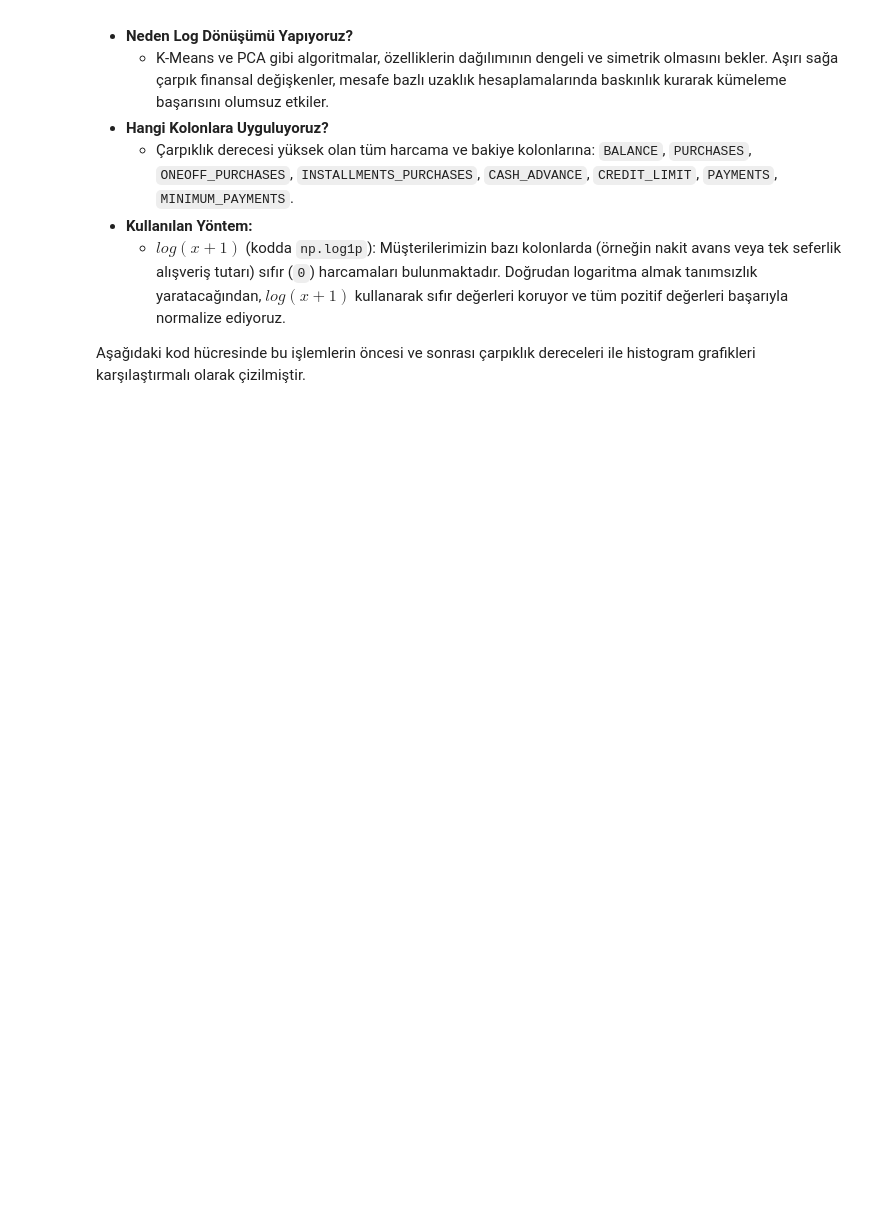
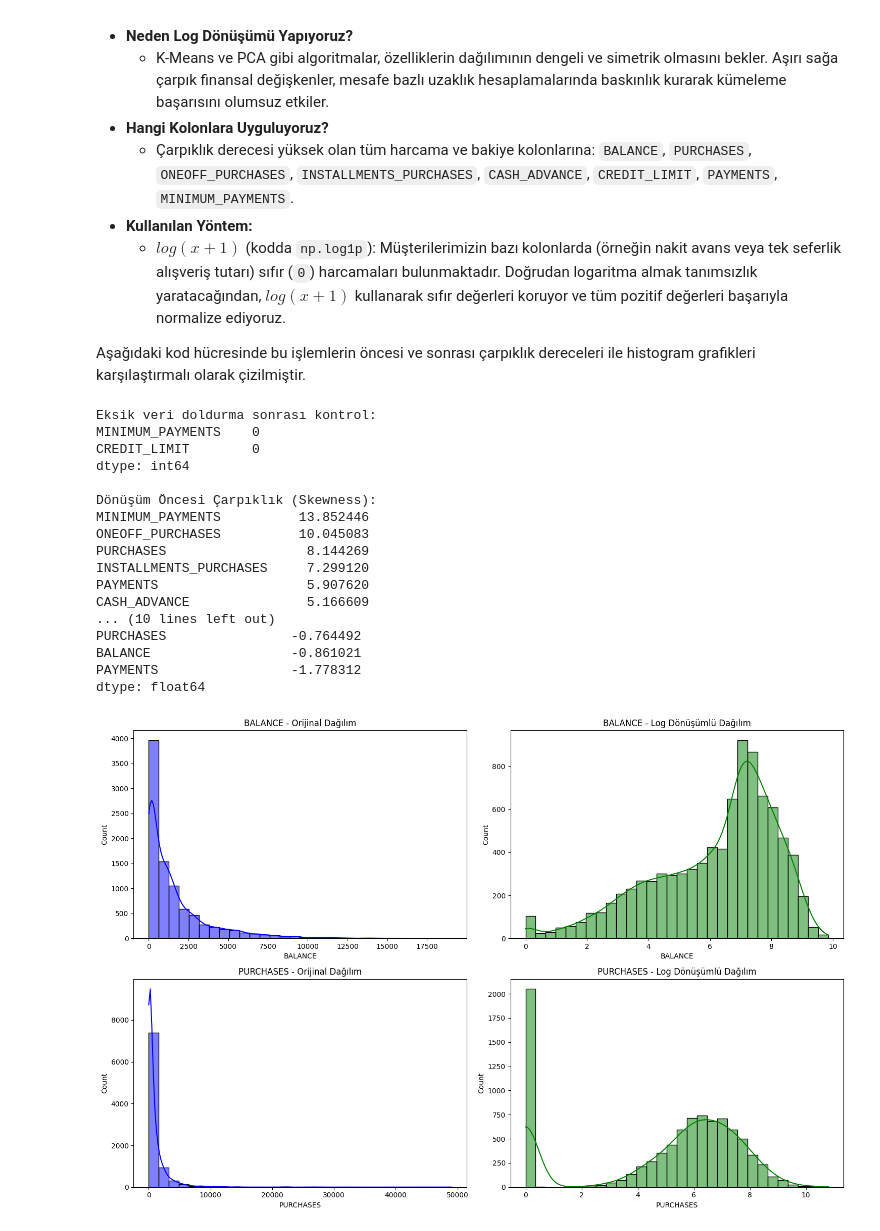
Before and after one commit to rana42s/MusteriSeg, a Jupyter notebook: eda_notebook.ipynb, the cells around one changed output. Cells and saved outputs as stored; diff of their text form; code cells hidden in the pictures; blank space fills up the shorter version.

```diff
--- a/eda_notebook.ipynb
+++ b/eda_notebook.ipynb
@@ -255,0 +234,67 @@ Aşağıdaki kod hücresinde bu işlemlerin öncesi ve sonrası çarpıklık der
+# %%
+# 1. Eksik Değerleri Medyan ile Doldurma
+df_clean = df.copy()
+df_clean['MINIMUM_PAYMENTS'] = df_clean['MINIMUM_PAYMENTS'].fillna(df_clean['MINIMUM_PAYMENTS'].median())
+df_clean['CREDIT_LIMIT'] = df_clean['CREDIT_LIMIT'].fillna(df_clean['CREDIT_LIMIT'].median())
+
+print("Eksik veri doldurma sonrası kontrol:")
+print(df_clean[['MINIMUM_PAYMENTS', 'CREDIT_LIMIT']].isnull().sum())
+
+# 2. Logaritmik Dönüşüm (np.log1p)
+cols_to_log = ['BALANCE', 'PURCHASES', 'ONEOFF_PURCHASES', 'INSTALLMENTS_PURCHASES', 'CASH_ADVANCE', 'CREDIT_LIMIT', 'PAYMENTS', 'MINIMUM_PAYMENTS']
+
+print("\nDönüşüm Öncesi Çarpıklık (Skewness):")
+print(df_clean[cols_to_log].skew().sort_values(ascending=False))
+
+df_transformed = df_clean.copy()
+for col in cols_to_log:
+    df_transformed[col] = np.log1p(df_transformed[col])
+
+print("\nDönüşüm Sonrası Çarpıklık (Skewness):")
+print(df_transformed[cols_to_log].skew().sort_values(ascending=False))
+
+# 3. Görsel Karşılaştırma (Orijinal vs Log Dönüştürülmüş)
+import matplotlib.pyplot as plt
+import seaborn as sns
+
+plt.figure(figsize=(15, 10))
+
+# BALANCE Karşılaştırma
+plt.subplot(2, 2, 1)
+sns.histplot(df_clean['BALANCE'], kde=True, bins=30, color='blue')
+plt.title('BALANCE - Orijinal Dağılım')
+
+plt.subplot(2, 2, 2)
+sns.histplot(df_transformed['BALANCE'], kde=True, bins=30, color='green')
+plt.title('BALANCE - Log Dönüşümlü Dağılım')
+
+# PURCHASES Karşılaştırma
+plt.subplot(2, 2, 3)
+sns.histplot(df_clean['PURCHASES'], kde=True, bins=30, color='blue')
+plt.title('PURCHASES - Orijinal Dağılım')
+
+plt.subplot(2, 2, 4)
+sns.histplot(df_transformed['PURCHASES'], kde=True, bins=30, color='green')
+plt.title('PURCHASES - Log Dönüşümlü Dağılım')
+
+plt.tight_layout()
+plt.show()
+# %% [output]
+Eksik veri doldurma sonrası kontrol:
+MINIMUM_PAYMENTS    0
+CREDIT_LIMIT        0
+dtype: int64
+
+Dönüşüm Öncesi Çarpıklık (Skewness):
+MINIMUM_PAYMENTS          13.852446
+ONEOFF_PURCHASES          10.045083
+PURCHASES                  8.144269
+INSTALLMENTS_PURCHASES     7.299120
+PAYMENTS                   5.907620
+CASH_ADVANCE               5.166609
+... (10 lines left out)
+PURCHASES                -0.764492
+BALANCE                  -0.861021
+PAYMENTS                 -1.778312
+dtype: float64
+[figure, added]
```
Also changed, not shown: parts of 1 cell of this notebook, 1 other file.
